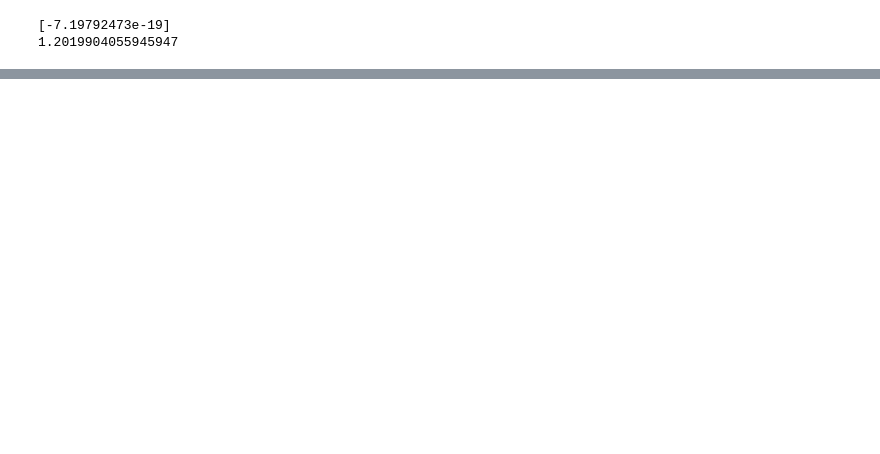
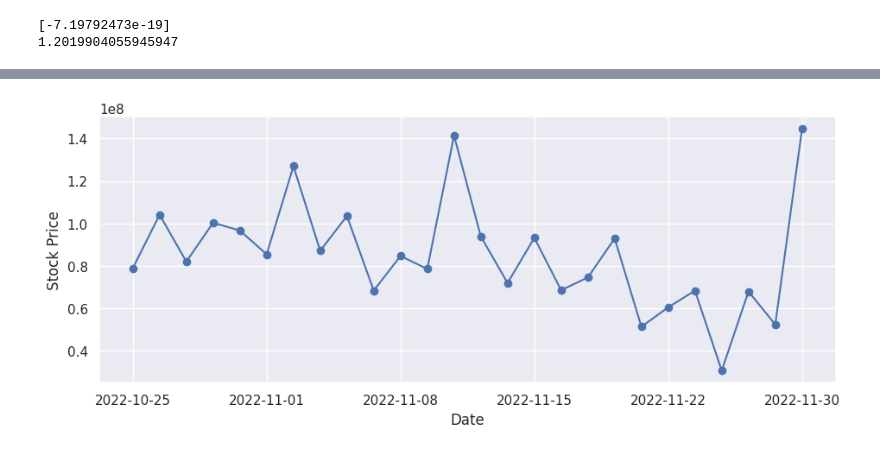
Before and after one commit to lilrachel1985/Regression, a Jupyter notebook: SARIMAX_Stock_Price.ipynb, the cells around one changed output, grey strips where cells are left out. Cells and saved outputs as stored; diff of their text form; code cells hidden in the pictures; blank space fills up the shorter version.

```diff
--- a/SARIMAX_Stock_Price.ipynb
+++ b/SARIMAX_Stock_Price.ipynb
@@ -213,0 +294,5 @@ ax.plot(list(range(30,35)), sarima.forecast(steps_to_predict), "bo-", linewidth=
+# %%
+ax = spy2.loc['2022-10':'2022-12', 'Volume'].plot(marker='o', linestyle='-')
+ax.set_ylabel('Stock Price');
+# %% [output]
+[figure, added]
```
Also changed, not shown: parts of 34 cells of this notebook.
